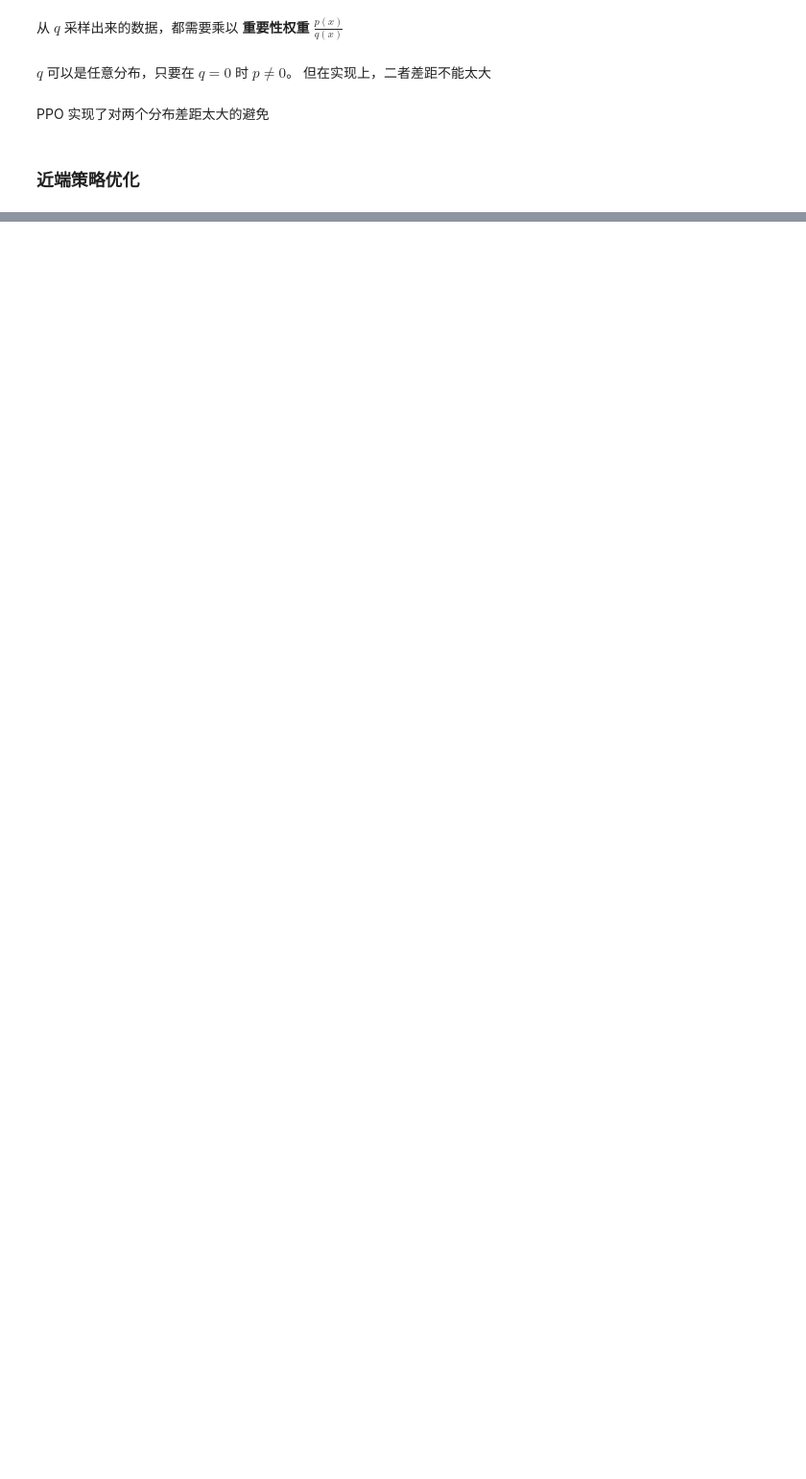
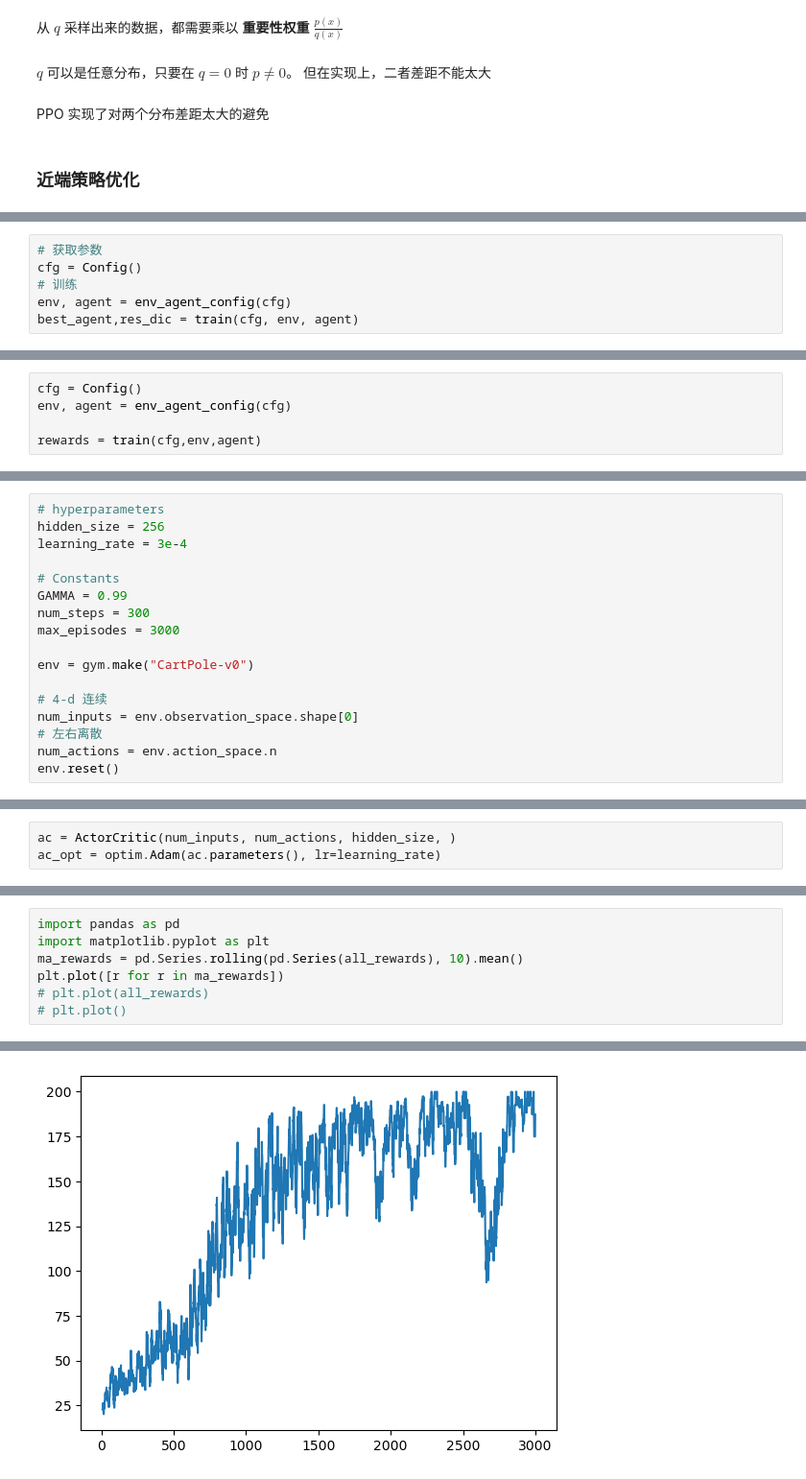
Before and after one commit to HolanSwide/ezrl, a Jupyter notebook: ezrl.ipynb, the cells around one changed output, grey strips where cells are left out. Shown at 96% size. Saved outputs shown, nothing was run; the diff lists cells and outputs as text; blank space fills up the shorter version.

```diff
--- a/ezrl.ipynb
+++ b/ezrl.ipynb
@@ -1395,0 +1727,6 @@ PPO 实现了对两个分布差距太大的避免
+# %%
+# 获取参数
+cfg = Config()
+# 训练
+env, agent = env_agent_config(cfg)
+best_agent,res_dic = train(cfg, env, agent)
@@ -1395,0 +2115,5 @@ PPO 实现了对两个分布差距太大的避免
+# %%
+cfg = Config()
+env, agent = env_agent_config(cfg)
+
+rewards = train(cfg,env,agent)
@@ -1395,0 +2319,17 @@ PPO 实现了对两个分布差距太大的避免
+# %%
+# hyperparameters
+hidden_size = 256
+learning_rate = 3e-4
+
+# Constants
+GAMMA = 0.99
+num_steps = 300
+max_episodes = 3000
+
+env = gym.make("CartPole-v0")
+
+# 4-d 连续
+num_inputs = env.observation_space.shape[0]
+# 左右离散
+num_actions = env.action_space.n
+env.reset()
@@ -1395,0 +2338,3 @@ PPO 实现了对两个分布差距太大的避免
+# %%
+ac = ActorCritic(num_inputs, num_actions, hidden_size, )
+ac_opt = optim.Adam(ac.parameters(), lr=learning_rate)
@@ -1395,0 +2446,8 @@ PPO 实现了对两个分布差距太大的避免
+# %%
+import pandas as pd
+import matplotlib.pyplot as plt
+ma_rewards = pd.Series.rolling(pd.Series(all_rewards), 10).mean()
+plt.plot([r for r in ma_rewards])
+# plt.plot(all_rewards)
+# plt.plot()
+# %% [output]
@@ -1395,0 +2455 @@ PPO 实现了对两个分布差距太大的避免
+[figure, added]
```
Also changed, not shown: parts of 166 cells of this notebook, 3 other files.
